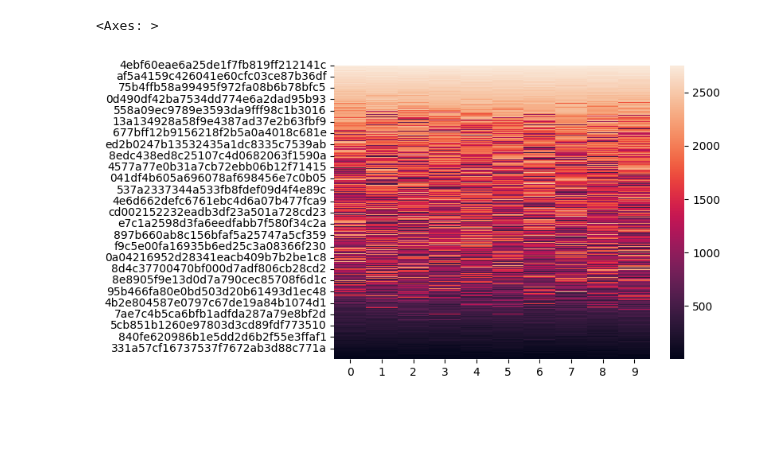
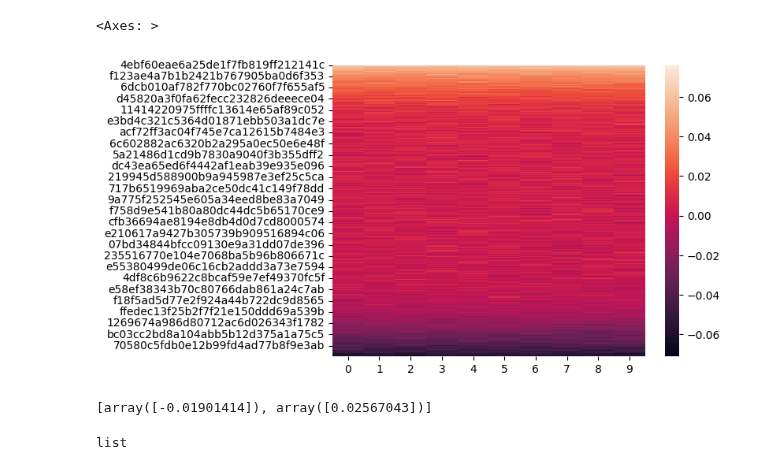
Before and after one commit to nvpatin/MAMBO, a Jupyter notebook: AccessoryScripts/erics_sandbox/Python/pca test.ipynb, the cells around one changed output. Cells and saved outputs as stored; diff of their text form; code cells hidden in the pictures; blank space fills up the shorter version.

```diff
--- a/AccessoryScripts/erics_sandbox/Python/pca test.ipynb
+++ b/AccessoryScripts/erics_sandbox/Python/pca test.ipynb
@@ -10,8 +11,27 @@ asv_PCAs = [md.doPCA(md.ranRelPct(asvs1)) for i in range(10)]
 # %%
 raw_loadings = [x["loadings"] for x in asv_PCAs]
 # %%
-df = md.sortLoadings(raw_loadings, 0, asvs1.transpose().columns.values, True)
+df = md.sortLoadings_std(raw_loadings, 0, asvs1.transpose().columns.values)
 sn.heatmap(df)
 # %% [output]
 <Axes: >
-[figure, old version]
+[figure, new version]
+# %%
+def iqrThresh(x):
+    quarts = np.quantile(x, [0.25, 0.75])
+    iqr = np.diff(quarts)
+    lower = quarts[0] - 1.5 * iqr
+    upper = quarts[1] + 1.5 * iqr
+    return [lower, upper]
+
+iqrThresh(df.iloc[:,0])
+# %% [output]
+[array([-0.01901414]), array([0.02567043])]
+# %%
+def isOutlier(x):
+    thresh = iqrThresh(x)
+    return [xi <= thresh[0] or xi >= thresh[1] for xi in x]
+
+type(isOutlier(df.iloc[:,0]))
+# %% [output]
+list
```
Also changed, not shown: parts of 2 cells of this notebook, 2 other files.
